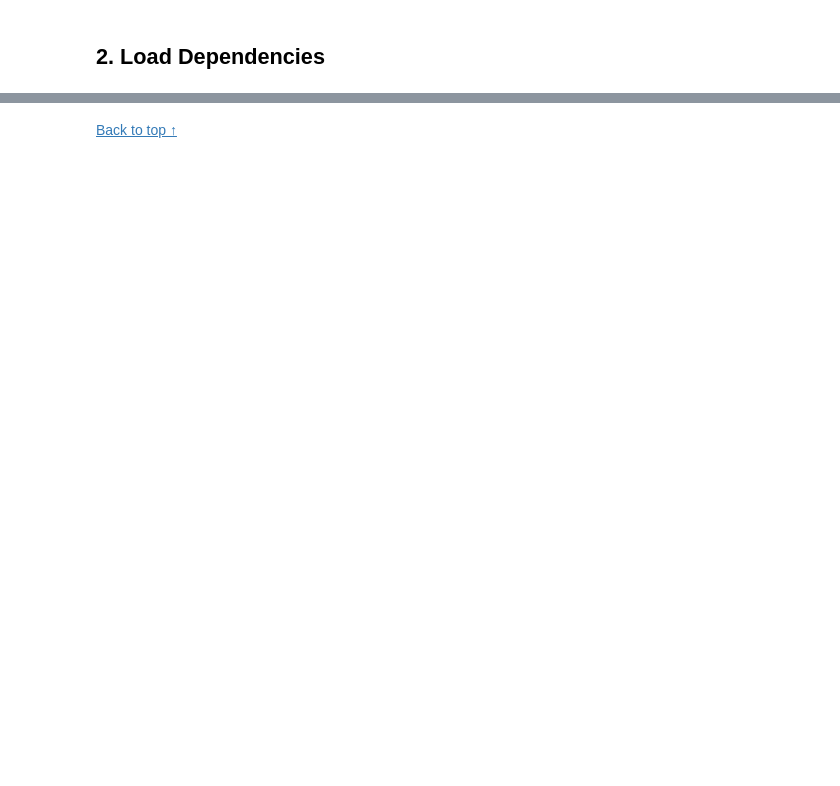
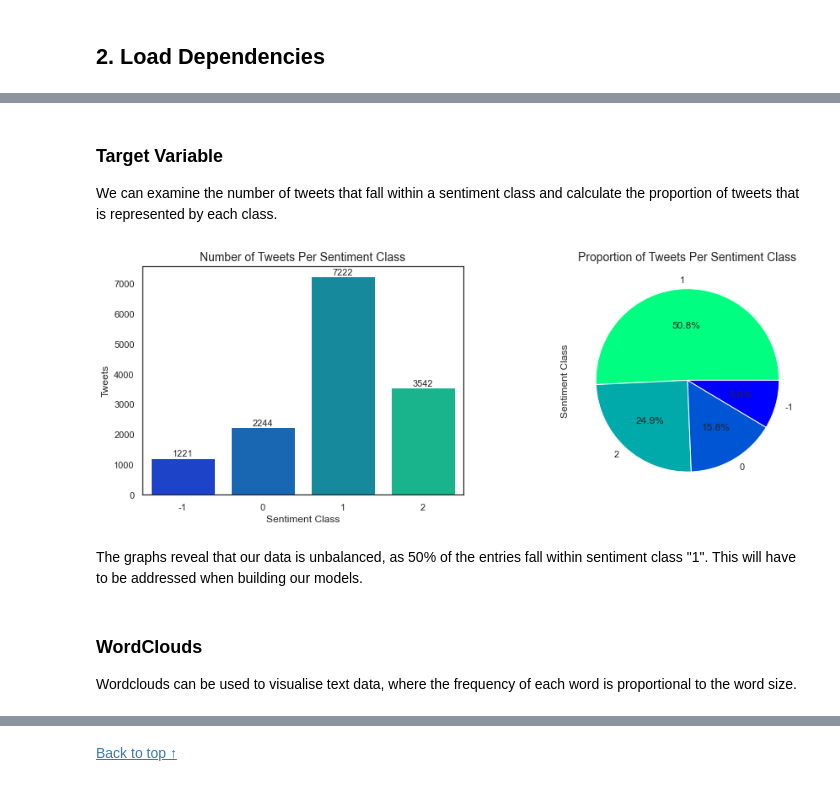
Before and after one commit to Lizette95/Team_RM5_ClassificationPredict_Notebook, a Jupyter notebook: Team_RM5_ClassificationNotebook.ipynb, the cells around one changed output, grey strips where cells are left out. Cells and saved outputs as stored; diff of their text form; code cells hidden in the pictures; blank space fills up the shorter version.

Commit message:
Data Cleaning & EDA

```diff
--- a/Team_RM5_ClassificationNotebook.ipynb
+++ b/Team_RM5_ClassificationNotebook.ipynb
@@ -68,0 +141,3 @@ sns.set_style("white")
+# %%
+train_data = train.drop_duplicates(subset='message', keep='first')
+test_data = test.drop_duplicates(subset='message', keep='first')
@@ -68,0 +146,4 @@ sns.set_style("white")
+# %%
+train_data = train_data.drop('tweetid', axis=1)
+train_data['sentiment'] = train_data.pop('sentiment')
+train_data.head()
@@ -69,2 +170,23 @@ sns.set_style("white")
+# %%
+def remove_noise(tweet):
+    http_regex =r'http[s]?://(?:[A-Za-z]|[0-9]|[$-_@.&+]|[!*\(\),]|(?:%[0-9A-Fa-f][0-9A-Fa-f]))+'
+    url_regex = r'[-a-zA-Z0–9@:%._\+~#=]{2,256}\.[a-z]{2,6}\b([-a-zA-Z0–9@:%_\+.~#?&//=]*)'
+    rt_regex = r'^(RT|rt)( @\w*)?[: ]'
+    new_tweet = tweet.replace('\n',' ') #Remove Newlines
+    new_tweet = new_tweet.replace('"',' ') #Remove Text Delimeters
+    new_tweet = new_tweet.replace('&amp',' ') #Remove Ampersands
+    new_tweet = re.sub(http_regex, '', new_tweet) #Remove http URLs
+    new_tweet = re.sub(url_regex, '', new_tweet) #Remove other URLs
+    new_tweet = re.sub(rt_regex, '', new_tweet) #Remove RTs
+    new_tweet = re.sub(r'#(RT|rt)*', '', new_tweet) #Remove RTs
+    new_tweet = re.sub(r'@\w*', '', new_tweet) #Remove Mentions
+    new_tweet = re.sub('\w*\d\w*','', new_tweet) #Remove Numbers/Words with Numbers
+    new_tweet = re.sub('[^a-zA-z\s]', '', new_tweet) #Remove Punctuation
+    new_tweet = new_tweet.lower() #Remove Capital Letters
+    new_tweet = new_tweet.strip() #Remove Excess Whitespace
+    return new_tweet
+
+train_data['message'] = train_data['message'].apply(remove_noise)
+test_data['message'] = test_data['message'].apply(remove_noise)
 # %% [markdown]
 <a id="EDA"></a>
@@ -71,0 +226,26 @@ sns.set_style("white")
+# %% [markdown]
+### Target Variable
+We can examine the number of tweets that fall within a sentiment class and calculate the proportion of tweets that is represented by each class.
+# %%
+# Number of Tweets Per Sentiment Class
+fig, axis = plt.subplots(ncols=2, figsize=(15, 5))
+
+ax = sns.countplot(x='sentiment',data=train_data,palette='winter',ax=axis[0])
+axis[0].set_title('Number of Tweets Per Sentiment Class',fontsize=14)
+axis[0].set_xlabel('Sentiment Class')
+axis[0].set_ylabel('Tweets')
+for p in ax.patches:
+    ax.text(p.get_x() + p.get_width()/2., p.get_height(), '%d' % int(p.get_height()), fontsize=11, ha='center', va='bottom')
+
+train_data['sentiment'].value_counts().plot.pie(autopct='%1.1f%%',colormap='winter_r',ax=axis[1])
+axis[1].set_title('Proportion of Tweets Per Sentiment Class',fontsize=14)
+axis[1].set_ylabel('Sentiment Class')
+
+plt.show()
+# %% [output]
+[figure, added]
+# %% [markdown]
+The graphs reveal that our data is unbalanced, as 50% of the entries fall within sentiment class "1". This will have to be addressed when building our models.
+# %% [markdown]
+### WordClouds
+Wordclouds can be used to visualise text data, where the frequency of each word is proportional to the word size.
```
Also changed, not shown: parts of 32 cells of this notebook.
